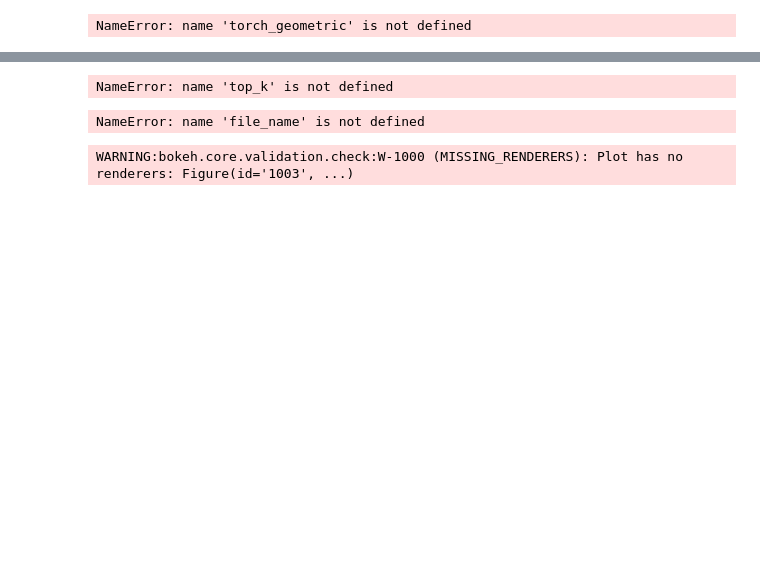
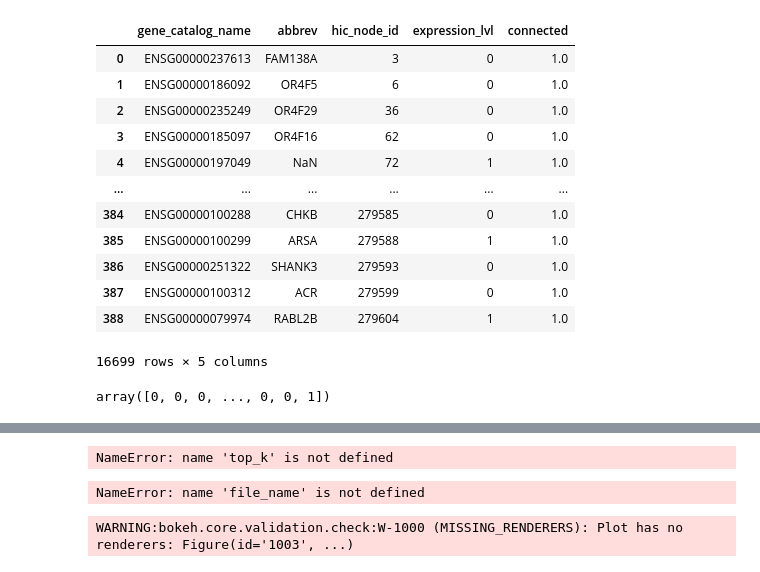
Before and after one commit to wsloneke/PGExplainer, a Jupyter notebook: testKs.ipynb, the cells around one changed output, grey strips where cells are left out. Drawn from its saved outputs; the diff is of its cells as text; code cells hidden in the pictures; blank space fills up the shorter version.

```diff
--- a/testKs.ipynb
+++ b/testKs.ipynb
@@ -77,29 +78,19 @@ np_nodes_lab_genes_file = os.path.join(base_path, cell_line, 'np_nodes_lab_genes
 np_hmods_norm_all_file = os.path.join(base_path, cell_line, 'np_hmods_norm.npy')
 df_genes_file = os.path.join(base_path, cell_line, 'df_genes.pkl')
 df_genes = pd.read_pickle(df_genes_file)
-
-###Define model inputs
-num_feat = 5
-num_classes = 2
-
-mat = load_npz(hic_sparse_mat_file)
-allNodes_hms = np.load(np_hmods_norm_all_file)
-hms = allNodes_hms[:, 1:] #only includes features, not node ids
-allNodes = allNodes_hms[:, 0].astype(int)
-geneNodes_labs = np.load(np_nodes_lab_genes_file)
-geneNodes = geneNodes_labs[:, -2].astype(int)
-geneLabs = geneNodes_labs[:, -1].astype(int)
-
-allLabs = 2*np.ones(np.shape(allNodes))
-allLabs[geneNodes] = geneLabs
-
-targetNode_mask = torch.tensor(geneNodes).long()
-X = torch.tensor(hms).float().reshape(-1, 5)
-Y = torch.tensor(allLabs).long()
-
-extract = torch_geometric.utils.from_scipy_sparse_matrix(mat)
-data = torch_geometric.data.Data(edge_index = extract[0], edge_attr = extract[1], x = X, y = Y)
-G = data
-num_feat = 5
-# %% [output]
-NameError: name 'torch_geometric' is not defined
+# %%
+df_genes
+# %% [output]
+|  | gene_catalog_name | abbrev | hic_node_id | expression_lvl | connected |
+| 0 | ENSG00000237613 | FAM138A | 3 | 0 | 1.0 |
+| 1 | ENSG00000186092 | OR4F5 | 6 | 0 | 1.0 |
+| 2 | ENSG00000235249 | OR4F29 | 36 | 0 | 1.0 |
+| 3 | ENSG00000185097 | OR4F16 | 62 | 0 | 1.0 |
+| 4 | ENSG00000197049 | NaN | 72 | 1 | 1.0 |
+| ... | ... | ... | ... | ... | ... |
+| 384 | ENSG00000100288 | CHKB | 279585 | 0 | 1.0 |
+| 385 | ENSG00000100299 | ARSA | 279588 | 1 | 1.0 |
+| 386 | ENSG00000251322 | SHANK3 | 279593 | 0 | 1.0 |
+| 387 | ENSG00000100312 | ACR | 279599 | 0 | 1.0 |
+| 388 | ENSG00000079974 | RABL2B | 279604 | 1 | 1.0 |
+16699 rows × 5 columns
@@ -105,0 +109,4 @@ NameError: name 'torch_geometric' is not defined
+# %%
+geneLabs
+# %% [output]
+array([0, 0, 0, ..., 0, 0, 1])
```
Also changed, not shown: parts of 11 cells of this notebook, 1 other file.
